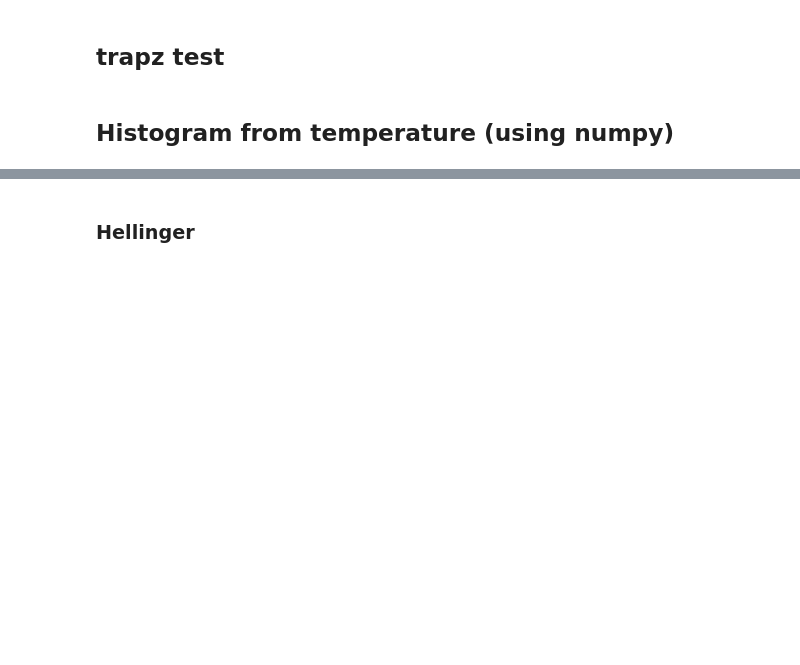
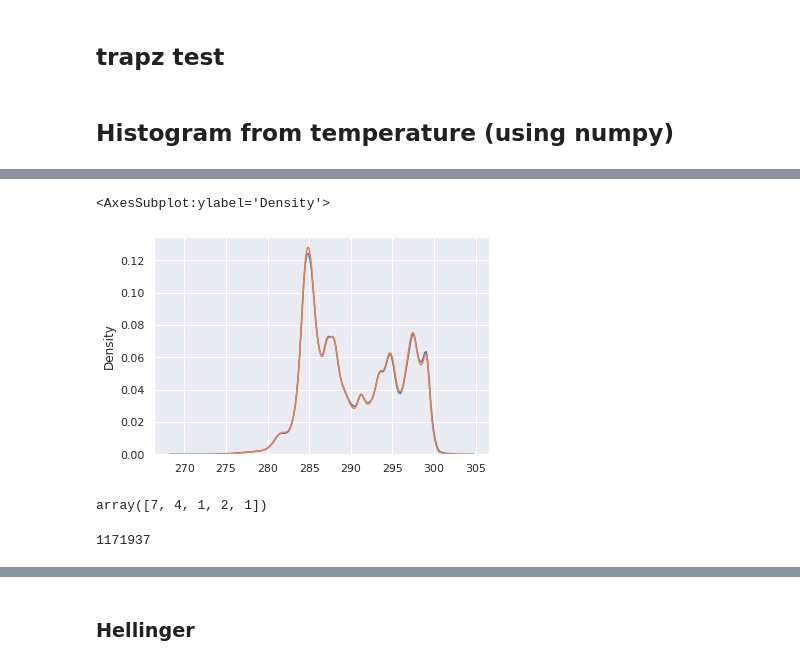
Before and after one commit to LeoMicollet/Downscaling_CM, a Jupyter notebook: dev/Metrics.ipynb, the cells around one changed output, grey strips where cells are left out. Drawn from its saved outputs; the diff is of its cells as text; code cells hidden in the pictures; blank space fills up the shorter version.

```diff
--- a/dev/Metrics.ipynb
+++ b/dev/Metrics.ipynb
@@ -388,0 +537,6 @@ plt.plot(bins[1:], hist2)
+# %%
+sns.kdeplot(x = test1.values.flatten())
+sns.kdeplot(x = test2.values.flatten())
+# %% [output]
+<AxesSubplot:ylabel='Density'>
+[figure, added]
@@ -388,0 +545,8 @@ plt.plot(bins[1:], hist2)
+# %%
+import numpy
+a = numpy.array([0, 3, 0, 1, 0, 1, 2, 1, 0, 0, 0, 0, 1, 3, 4])
+unique, counts = numpy.unique(a, return_counts=True)
+
+counts
+# %% [output]
+array([7, 4, 1, 2, 1])
@@ -388,0 +559,4 @@ plt.plot(bins[1:], hist2)
+# %%
+len(count)
+# %% [output]
+1171937
```
Also changed, not shown: parts of 73 cells of this notebook, 4 other files.
